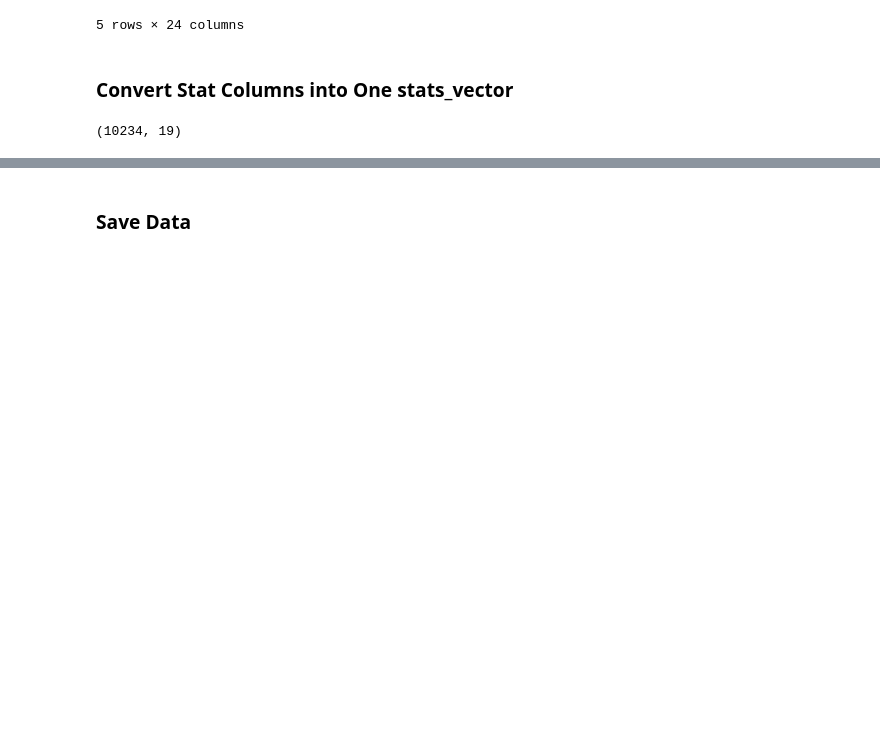
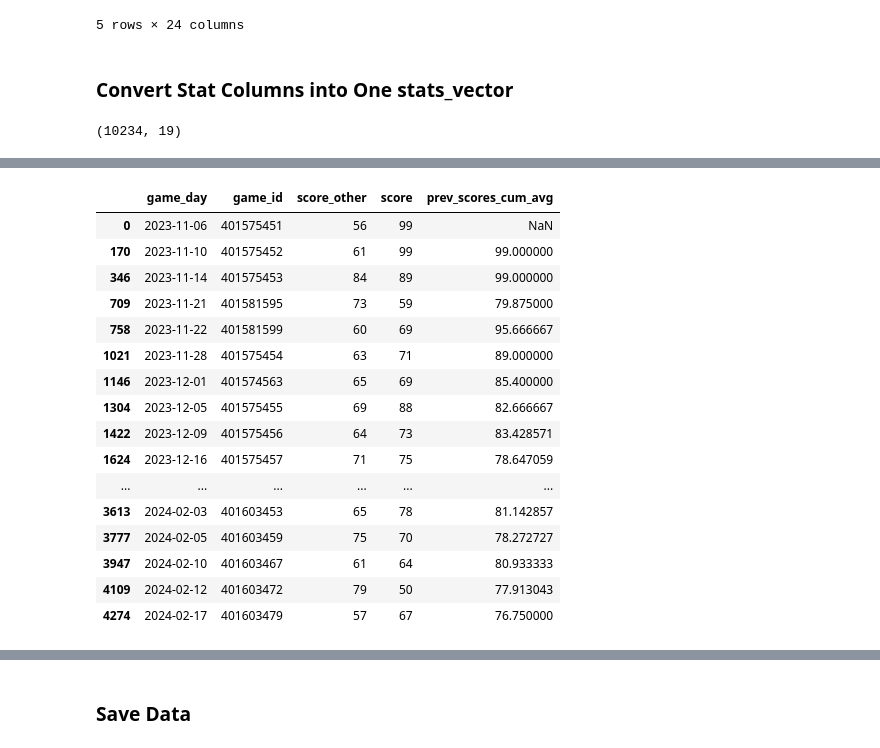
Before and after one commit to michael-abbate/cbb-predictor, a Jupyter notebook: data_preprocessing.ipynb, the cells around one changed output, grey strips where cells are left out. Drawn from its saved outputs; the diff is of its cells as text; code cells hidden in the pictures; blank space fills up the shorter version.

```diff
--- a/data_preprocessing.ipynb
+++ b/data_preprocessing.ipynb
@@ -175,6 +175,12 @@ bs.shape
 (10234, 19)
 # %%
 # df_rolling  = df_rolling.groupby(['team'], group_keys=False).apply(find_team_averages)
+# Use cumulative instead of rolling
 def find_team_averages(team):
-    rolling = team.rolling(5).mean()
+    rolling = team.expanding().mean()
     return rolling
+
+def shift_score(team):
+    team['prev_scores_cum_avg'] = team['score'].expanding().mean()
+    team['prev_scores_cum_avg'] = team['prev_scores_cum_avg'].shift(1)
+    return team
@@ -250,12 +292,15 @@ away_rows = []
 for i, row in combined_boxscores.iterrows():
     row['is_home']=1
     row['team']=row['home_team']
+    row['score_other'] = row['pts_away']
     row['score']=row['pts_home']
     home_rows.append(row.copy())
 
     row['is_home']=0
     row['team']=row['away_team']
+    row['score_other'] = row['pts_home']
     row['score']=row['pts_away']
     away_rows.append(row.copy())
 
 final_df = pd.concat([pd.DataFrame(home_rows), pd.DataFrame(away_rows)])
+final_df = final_df.drop(team_cols,axis=1)
@@ -279,0 +345,22 @@ final_df.loc[final_df['game_id']==401606133,:].to_csv('tetser.csv')
+# %%
+final_df = final_df.groupby('team',group_keys=False).apply(shift_score)
+# %%
+final_df.loc[final_df['team']=='Kansas Jayhawks',['game_day','game_id','score_other','score','prev_scores_cum_avg']].sort_values(by='game_day')
+# %% [output]
+|  | game_day | game_id | score_other | score | prev_scores_cum_avg |
+| 0 | 2023-11-06 | 401575451 | 56 | 99 | NaN |
+| 170 | 2023-11-10 | 401575452 | 61 | 99 | 99.000000 |
+| 346 | 2023-11-14 | 401575453 | 84 | 89 | 99.000000 |
+| 709 | 2023-11-21 | 401581595 | 73 | 59 | 79.875000 |
+| 758 | 2023-11-22 | 401581599 | 60 | 69 | 95.666667 |
+| 1021 | 2023-11-28 | 401575454 | 63 | 71 | 89.000000 |
+| 1146 | 2023-12-01 | 401574563 | 65 | 69 | 85.400000 |
+| 1304 | 2023-12-05 | 401575455 | 69 | 88 | 82.666667 |
+| 1422 | 2023-12-09 | 401575456 | 64 | 73 | 83.428571 |
+| 1624 | 2023-12-16 | 401575457 | 71 | 75 | 78.647059 |
+| ... | ... | ... | ... | ... | ... |
+| 3613 | 2024-02-03 | 401603453 | 65 | 78 | 81.142857 |
+| 3777 | 2024-02-05 | 401603459 | 75 | 70 | 78.272727 |
+| 3947 | 2024-02-10 | 401603467 | 61 | 64 | 80.933333 |
+| 4109 | 2024-02-12 | 401603472 | 79 | 50 | 77.913043 |
+| 4274 | 2024-02-17 | 401603479 | 57 | 67 | 76.750000 |
```
Also changed, not shown: parts of 15 cells of this notebook, 3 other files.
